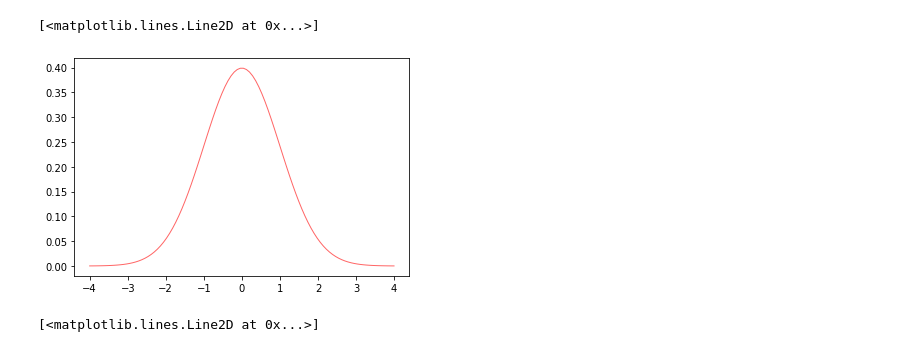
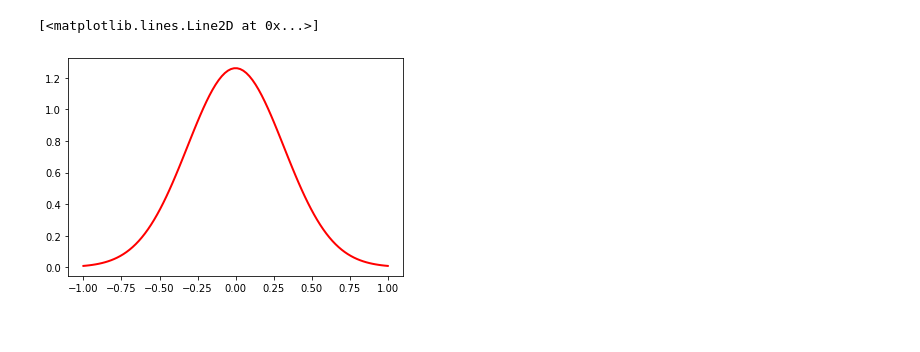
Before and after one commit to fweberling/Variational_Inference, a Jupyter notebook: factorizedVarationalApproximateDistribution.ipynb, the cells around one changed output. Cells and saved outputs as stored; diff of their text form; code cells hidden in the pictures.

```diff
--- a/factorizedVarationalApproximateDistribution.ipynb
+++ b/factorizedVarationalApproximateDistribution.ipynb
@@ -19,29 +42,13 @@ Normal distribution
 # %%
-fig, ax = plt.subplots(1, 1)
-
-mu_data = np.linspace(-4, 4, 100)
-
-# Parameters of conjugate prior distribution on mean
+mu_data = np.linspace(-1, 1, 100)
 mu_0 = 0
 lmbda_0 = 1
-tau = 1
+tau_dummy = 10
 
-conjugate_prior_on_mean = norm.pdf(mu_data, loc = mu_0, scale = 1 / np.sqrt(lmbda_0 * tau))
+prior_on_mu = norm.pdf(mu_data, loc = mu_0, scale = 1 / np.sqrt(lmbda_0*tau_dummy))
 
-ax.plot(mu_data, conjugate_prior_on_mean ,'r-', lw=1, alpha=0.6, label='norm pdf')
+fig, ax = plt.subplots(1, 1)
+ax.plot(mu_data, prior_on_mu,'r-', lw=2, label='prior_on_mu')
 # %% [output]
 [<matplotlib.lines.Line2D at 0x...>]
-[figure, old version]
+[figure, new version]
-# %%
-# Parameters of conjugate prior distribution on precision
-a_0 = 1.99 # shape parameter
-b_0 = 1 # rate parameter
-
-
-tau_data = np.linspace(0, 4, 100)
-
-conjugate_prior_on_precision = gamma.pdf(tau_data, a_0, scale = 1 / b_0)
-
-ax.plot(tau_data, conjugate_prior_on_precision ,'r-', lw=1, alpha=0.6, label='gamma pdf')
-# %% [output]
-[<matplotlib.lines.Line2D at 0x...>]
```
Also changed, not shown: parts of 14 cells of this notebook.
